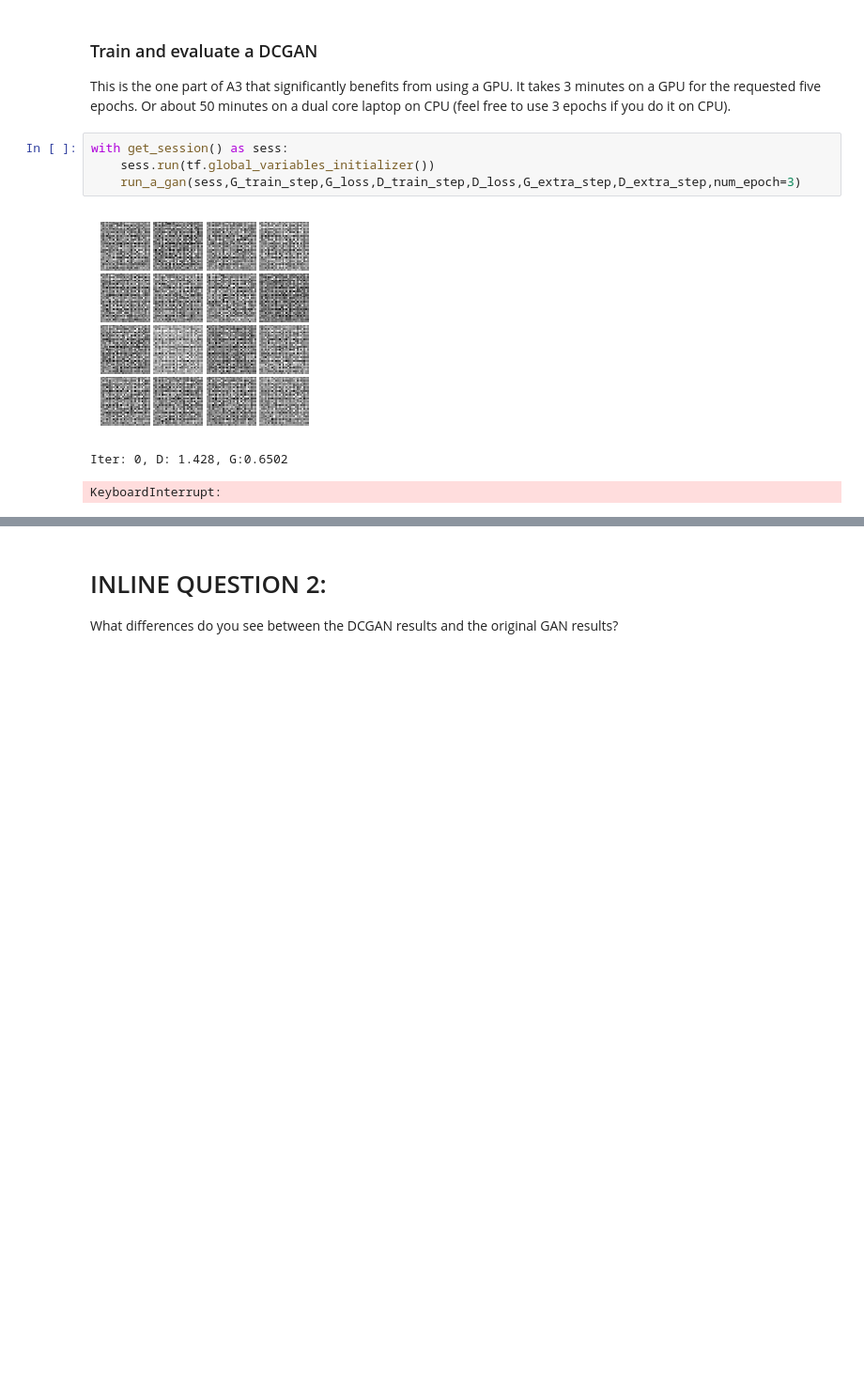
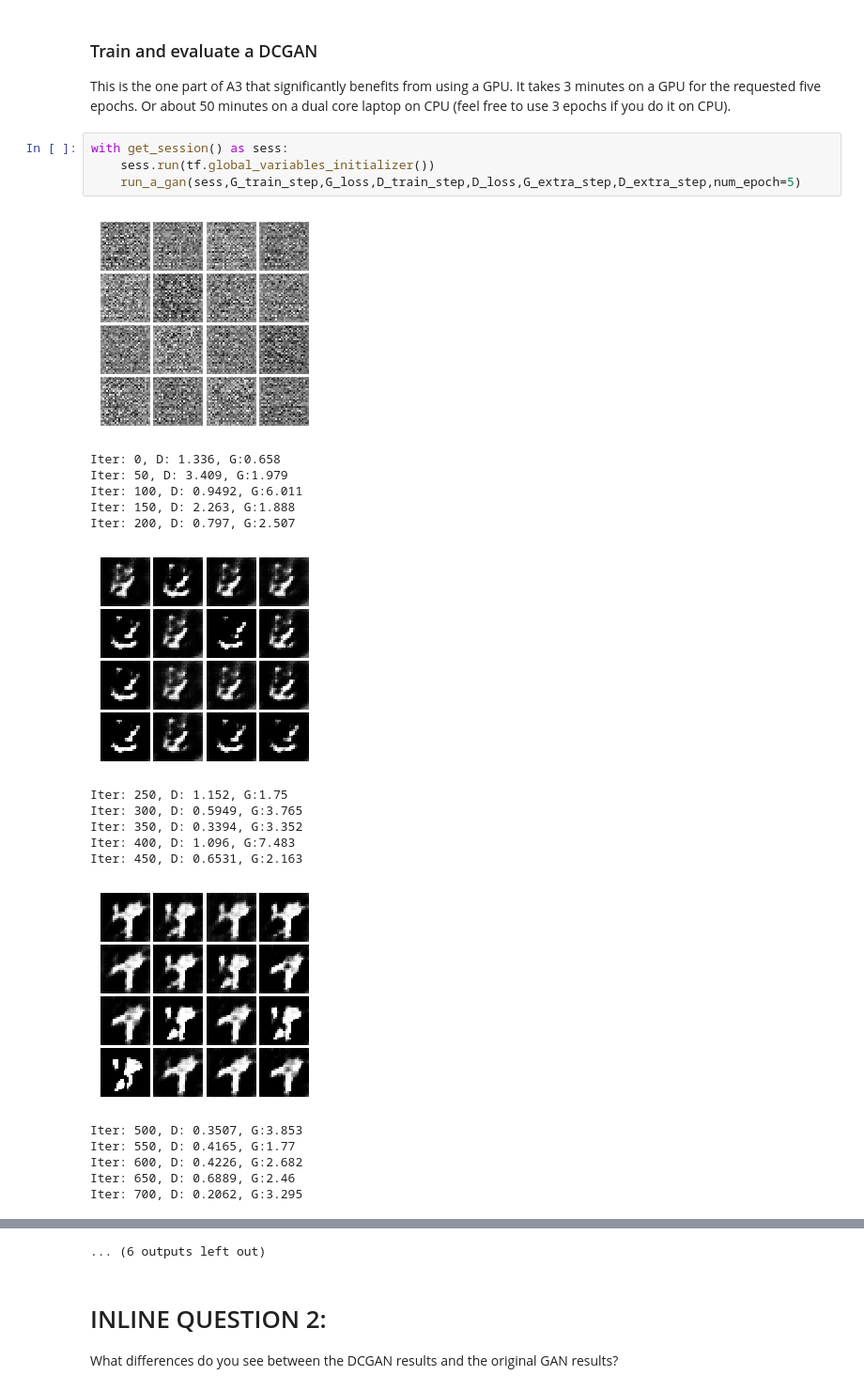
Before and after one commit to tingchunyeh/cnn, a Jupyter notebook: assignment3/GANs-TensorFlow.ipynb, the cells around one changed output, grey strips where cells are left out. Shown at 94% size. Saved outputs shown, nothing was run; the diff lists cells and outputs as text; blank space fills up the shorter version.

```diff
--- a/assignment3/GANs-TensorFlow.ipynb
+++ b/assignment3/GANs-TensorFlow.ipynb
@@ -691,8 +695,23 @@ This is the one part of A3 that significantly benefits from using a GPU. It take
 # %%
 with get_session() as sess:
     sess.run(tf.global_variables_initializer())
-    run_a_gan(sess,G_train_step,G_loss,D_train_step,D_loss,G_extra_step,D_extra_step,num_epoch=3)
+    run_a_gan(sess,G_train_step,G_loss,D_train_step,D_loss,G_extra_step,D_extra_step,num_epoch=5)
 # %% [output]
-[figure, old version]
+[figure, new version]
-Iter: 0, D: 1.428, G:0.6502
+Iter: 0, D: 1.336, G:0.658
+Iter: 50, D: 3.409, G:1.979
+Iter: 100, D: 0.9492, G:6.011
+Iter: 150, D: 2.263, G:1.888
+Iter: 200, D: 0.797, G:2.507
+[figure, added]
-KeyboardInterrupt:
+Iter: 250, D: 1.152, G:1.75
+Iter: 300, D: 0.5949, G:3.765
+Iter: 350, D: 0.3394, G:3.352
+Iter: 400, D: 1.096, G:7.483
+Iter: 450, D: 0.6531, G:2.163
+[figure, added]
+Iter: 500, D: 0.3507, G:3.853
+Iter: 550, D: 0.4165, G:1.77
+Iter: 600, D: 0.4226, G:2.682
+Iter: 650, D: 0.6889, G:2.46
+Iter: 700, D: 0.2062, G:3.295
@@ -699,3 +736,4 @@ KeyboardInterrupt:
+... (6 outputs left out)
 # %% [markdown]
 # INLINE QUESTION 2:
 What differences do you see between the DCGAN results and the original GAN results?
```
Also changed, not shown: parts of 4 cells of this notebook.
